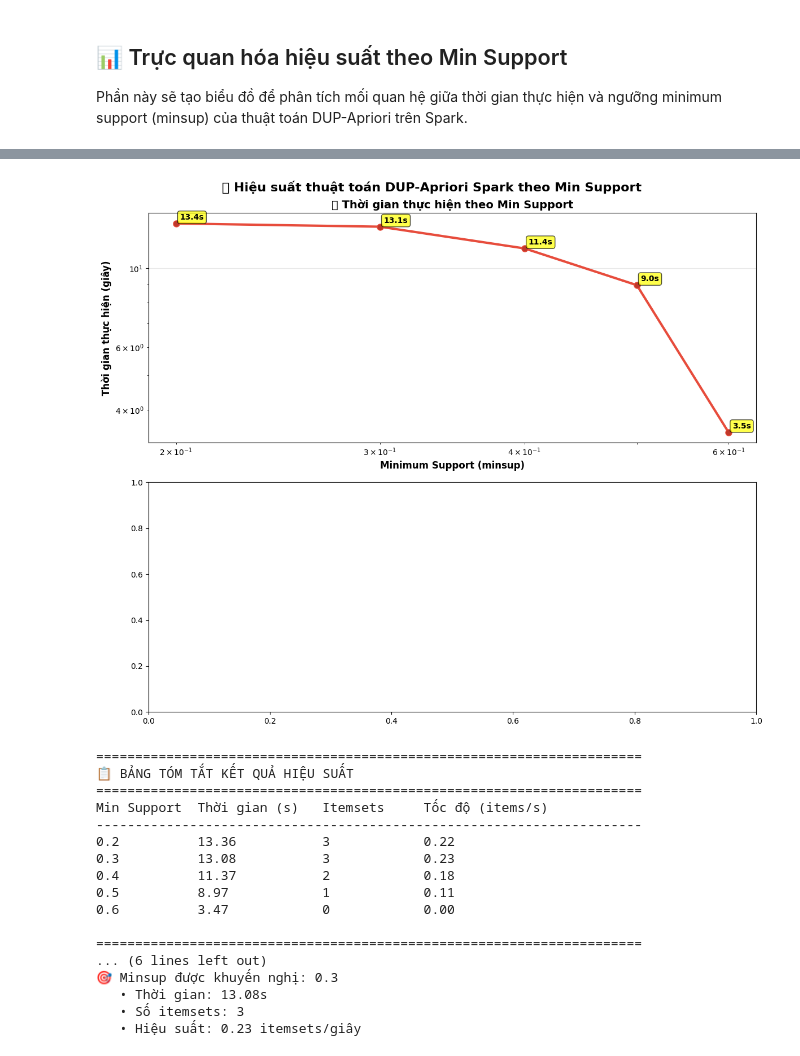
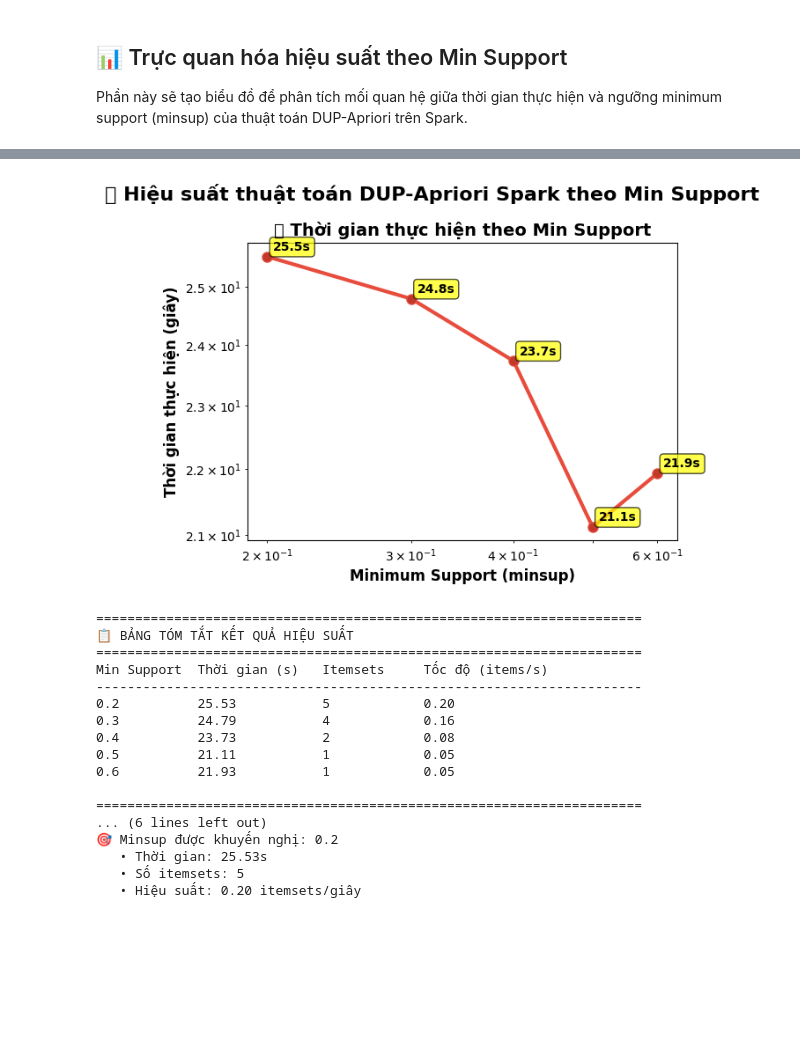
Before and after one commit to d3m0l15h/DUP-Apriori, a Jupyter notebook: Spark_Dup-Apriori.ipynb, the cells around one changed output, grey strips where cells are left out. Saved outputs shown, nothing was run; the diff lists cells and outputs as text; code cells hidden in the pictures; blank space fills up the shorter version.

```diff
--- a/Spark_Dup-Apriori.ipynb
+++ b/Spark_Dup-Apriori.ipynb
@@ -1610,7 +1610,7 @@ def run_performance_benchmark():
 
     # Load dataset
     print("📂 Đang load dataset retail.txt...")
-    retail_rdd = load_large_dataset_optimized('/home/datdao/DUP-Apriori/retail.txt')
+    retail_rdd = load_large_dataset_optimized('/home/datdao/DUP-Apriori/kosarak.txt')
 
     if not retail_rdd:
         print("❌ Không thể load dataset!")
@@ -1792,8 +1765,8 @@ def create_performance_visualization(minsup_values, exec_times, itemset_counts):
         print("❌ Không có dữ liệu để vẽ biểu đồ!")
         return
 
-    # Tạo figure với 2 subplots
-    fig, (ax1, _) = plt.subplots(2, 1, figsize=(12, 10))
+    # Tạo figure
+    fig, ax1 = plt.subplots(1, 1)
     fig.suptitle('📊 Hiệu suất thuật toán DUP-Apriori Spark theo Min Support',
                  fontsize=16, fontweight='bold')
 
@@ -1837,48 +1810,48 @@ def create_performance_visualization(minsup_values, exec_times, itemset_counts):
     print("="*70)
 
     if len(exec_times) >= 2:
         # Tính tỷ lệ tăng/giảm thời gian
         time_ratios = [exec_times[i+1]/exec_times[i] for i in range(len(exec_times)-1)]
         avg_time_ratio = np.mean(time_ratios)
 
         # Tính tỷ lệ tăng/giảm số itemsets
         itemset_ratios = [itemset_counts[i+1]/itemset_counts[i] for i in range(len(itemset_counts)-1)]
         avg_itemset_ratio = np.mean(itemset_ratios)
 
         print(f"📊 Khi giảm minsup:")
         print(f"   • Thời gian thực hiện tăng trung bình: {avg_time_ratio:.2f}x")
         print(f"   • Số frequent itemsets tăng trung bình: {avg_itemset_ratio:.2f}x")
 
         # Tìm minsup tối ưu (cân bằng giữa thời gian và số itemsets)
         efficiency_scores = [count / exec_time for count, exec_time in zip(itemset_counts, exec_times)]
         best_idx = np.argmax(efficiency_scores)
 
         print(f"\n🎯 Minsup được khuyến nghị: {minsup_values[best_idx]}")
         print(f"   • Thời gian: {exec_times[best_idx]:.2f}s")
         print(f"   • Số itemsets: {itemset_counts[best_idx]:,}")
         print(f"   • Hiệu suất: {efficiency_scores[best_idx]:.2f} itemsets/giây")
 
 # Tạo visualization nếu có dữ liệu
 if minsup_values and exec_times and itemset_counts:
     create_performance_visualization(minsup_values, exec_times, itemset_counts)
 else:
     print("⚠️ Không có dữ liệu để tạo biểu đồ. Vui lòng chạy benchmark trước.")
 # %% [output]
-[figure, old version]
+[figure, new version]
 ======================================================================
 📋 BẢNG TÓM TẮT KẾT QUẢ HIỆU SUẤT
 ======================================================================
 Min Support  Thời gian (s)   Itemsets     Tốc độ (items/s)
 ----------------------------------------------------------------------
-0.2          13.36           3            0.22
-0.3          13.08           3            0.23
-0.4          11.37           2            0.18
-0.5          8.97            1            0.11
-0.6          3.47            0            0.00
+0.2          25.53           5            0.20
+0.3          24.79           4            0.16
+0.4          23.73           2            0.08
+0.5          21.11           1            0.05
+0.6          21.93           1            0.05
 
 ======================================================================
 ... (6 lines left out)
-🎯 Minsup được khuyến nghị: 0.3
-   • Thời gian: 13.08s
-   • Số itemsets: 3
-   • Hiệu suất: 0.23 itemsets/giây
+🎯 Minsup được khuyến nghị: 0.2
+   • Thời gian: 25.53s
+   • Số itemsets: 5
+   • Hiệu suất: 0.20 itemsets/giây
```
Also changed, not shown: parts of 2 cells of this notebook, 1 other file.
